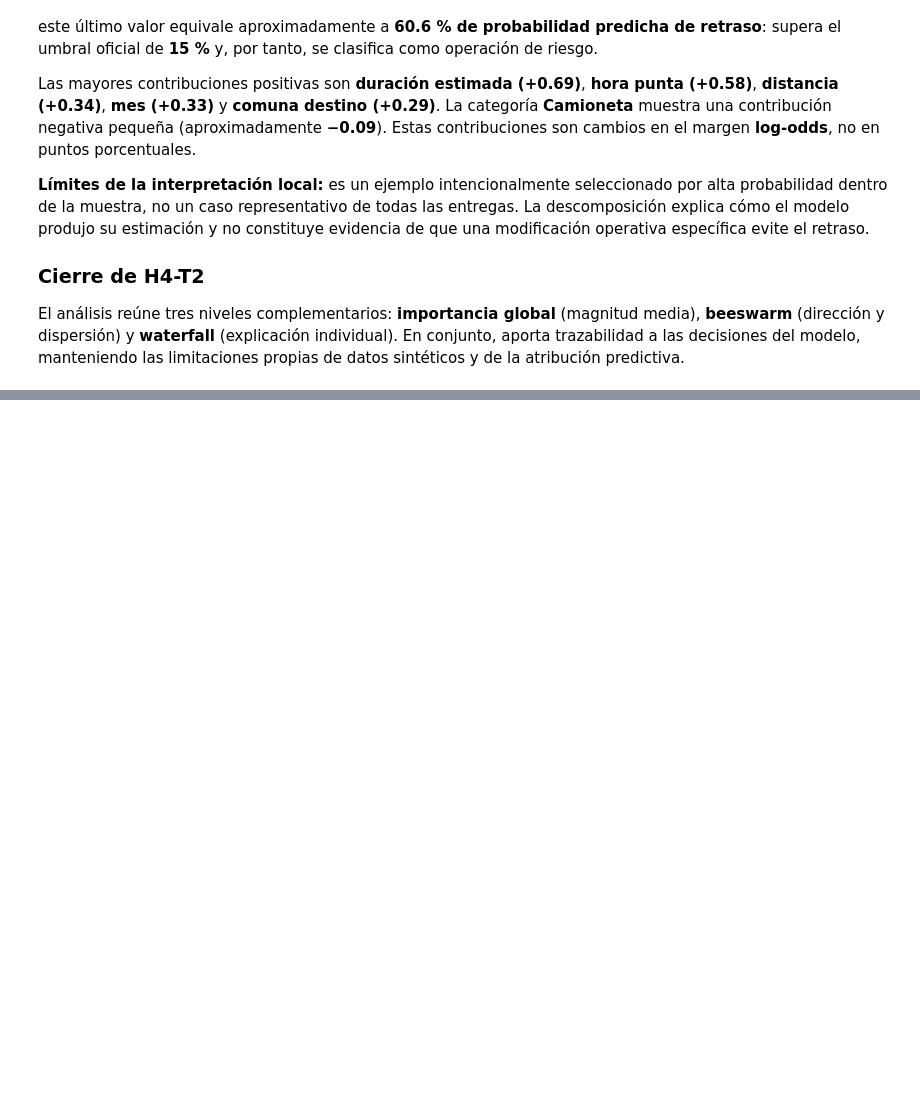
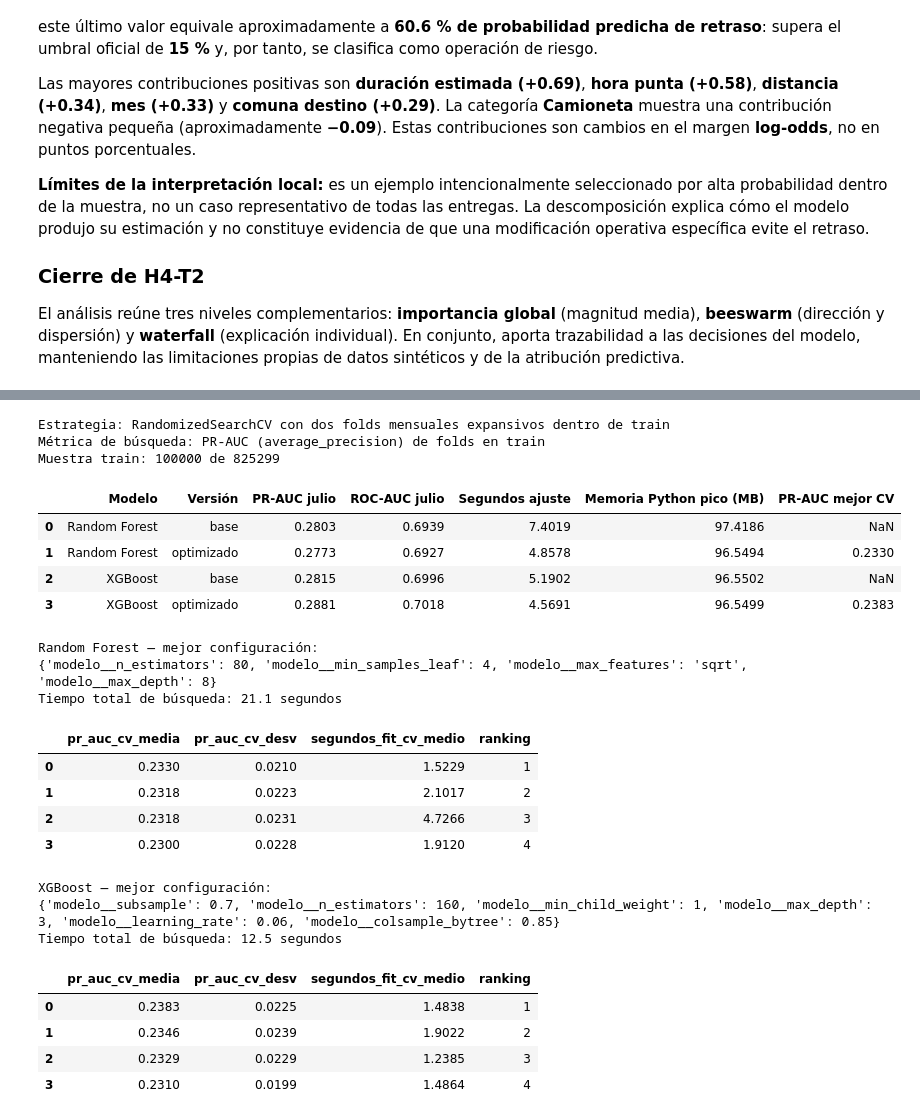
Before and after one commit to carlos31255/EV3_LOGISMART, a Jupyter notebook: notebooks/02_Modelado_LogiSmart.ipynb, the cells around one changed output, grey strips where cells are left out. Saved outputs shown, nothing was run; the diff lists cells and outputs as text; code cells hidden in the pictures; blank space fills up the shorter version.

Commit message:
feat(modelado): completar optimizacion y documentar resultados H4-T3

```diff
--- a/notebooks/02_Modelado_LogiSmart.ipynb
+++ b/notebooks/02_Modelado_LogiSmart.ipynb
@@ -317,0 +328,61 @@ El análisis reúne tres niveles complementarios: **importancia global** (magnit
+# %%
+from pathlib import Path
+import json
+import pandas as pd
+from IPython.display import display
+
+base = Path.cwd()
+if base.name == "notebooks":
+    base = base.parent
+ruta_opt = base / "output" / "resultados" / "optimizacion_hiperparametros.json"
+if not ruta_opt.exists():
+    raise FileNotFoundError("Ejecuta primero: python main.py --proceso optimizar")
+opt = json.loads(ruta_opt.read_text(encoding="utf-8"))
+print("Estrategia:", opt["estrategia"])
+print("Métrica de búsqueda:", opt["metrica_busqueda"])
+print("Muestra train:", opt["registros_train_usados"], "de", opt["registros_train_disponibles"])
+
+filas = []
+for modelo, info in opt["resultados"].items():
+    for version, met in info["validacion_julio"].items():
+        e = info["eficiencia"]
+        prefijo = "base" if version == "base" else "optimizado"
+        filas.append({
+            "Modelo": modelo,
+            "Versión": version,
+            "PR-AUC julio": met["pr_auc"],
+            "ROC-AUC julio": met["roc_auc"],
+            "Segundos ajuste": e[f"{prefijo}_segundos_fit"],
+            "Memoria Python pico (MB)": e[f"{prefijo}_pico_memoria_python_mb"],
+            "PR-AUC mejor CV": info["pr_auc_cv_mejor"] if version == "optimizado" else None,
+        })
+display(pd.DataFrame(filas).round(4))
+for modelo, info in opt["resultados"].items():
+    print(f"\n{modelo} — mejor configuración:\n{info['hiperparametros_elegidos']}")
+    print("Tiempo total de búsqueda:", round(info["eficiencia"]["busqueda_segundos"], 1), "segundos")
+    display(pd.DataFrame(info["configuraciones_cv"]).drop(columns=["parametros"]).round(4))
+# %% [output]
+Estrategia: RandomizedSearchCV con dos folds mensuales expansivos dentro de train
+Métrica de búsqueda: PR-AUC (average_precision) de folds en train
+Muestra train: 100000 de 825299
+|  | Modelo | Versión | PR-AUC julio | ROC-AUC julio | Segundos ajuste | Memoria Python pico (MB) | PR-AUC mejor CV |
+| 0 | Random Forest | base | 0.2803 | 0.6939 | 7.4019 | 97.4186 | NaN |
+| 1 | Random Forest | optimizado | 0.2773 | 0.6927 | 4.8578 | 96.5494 | 0.2330 |
+| 2 | XGBoost | base | 0.2815 | 0.6996 | 5.1902 | 96.5502 | NaN |
+| 3 | XGBoost | optimizado | 0.2881 | 0.7018 | 4.5691 | 96.5499 | 0.2383 |
+Random Forest — mejor configuración:
+{'modelo__n_estimators': 80, 'modelo__min_samples_leaf': 4, 'modelo__max_features': 'sqrt', 'modelo__max_depth': 8}
+Tiempo total de búsqueda: 21.1 segundos
+|  | pr_auc_cv_media | pr_auc_cv_desv | segundos_fit_cv_medio | ranking |
+| 0 | 0.2330 | 0.0210 | 1.5229 | 1 |
+| 1 | 0.2318 | 0.0223 | 2.1017 | 2 |
+| 2 | 0.2318 | 0.0231 | 4.7266 | 3 |
+| 3 | 0.2300 | 0.0228 | 1.9120 | 4 |
+XGBoost — mejor configuración:
+{'modelo__subsample': 0.7, 'modelo__n_estimators': 160, 'modelo__min_child_weight': 1, 'modelo__max_depth': 3, 'modelo__learning_rate': 0.06, 'modelo__colsample_bytree': 0.85}
+Tiempo total de búsqueda: 12.5 segundos
+|  | pr_auc_cv_media | pr_auc_cv_desv | segundos_fit_cv_medio | ranking |
+| 0 | 0.2383 | 0.0225 | 1.4838 | 1 |
+| 1 | 0.2346 | 0.0239 | 1.9022 | 2 |
+| 2 | 0.2329 | 0.0229 | 1.2385 | 3 |
+| 3 | 0.2310 | 0.0199 | 1.4864 | 4 |
```
Also changed, not shown: parts of 2 cells of this notebook, 5 other files.
